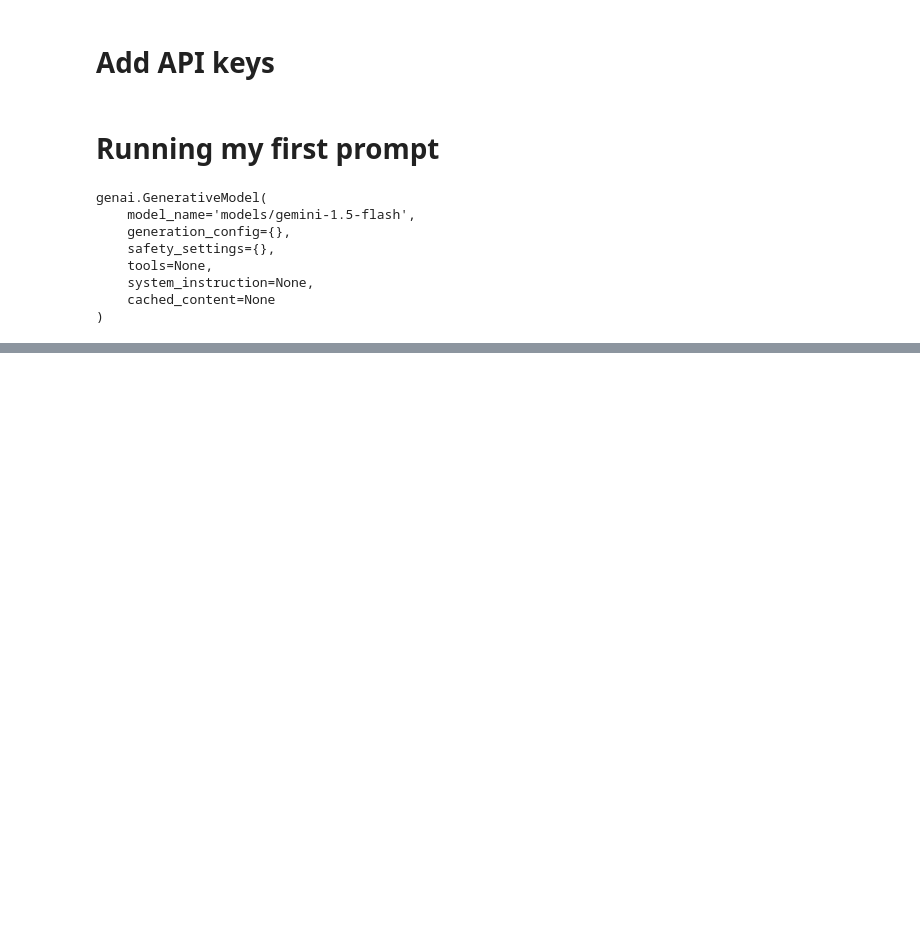
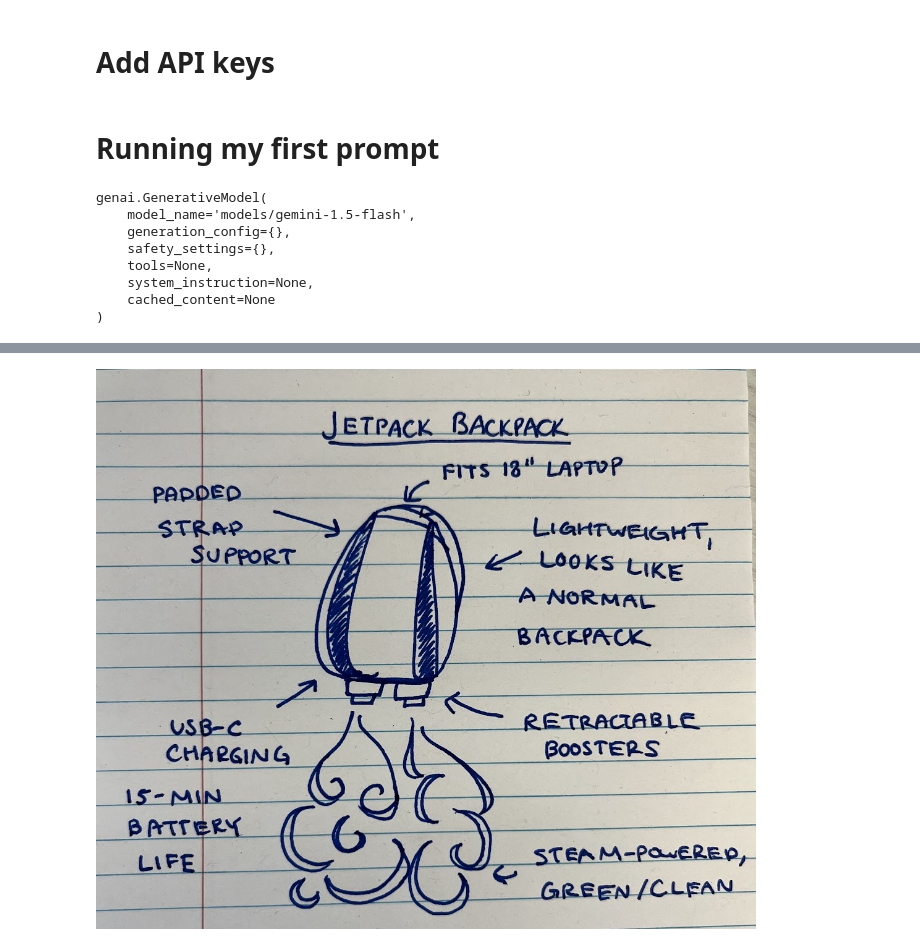
Before and after one commit to mfarzamalam/learning_agentic_ai, a Jupyter notebook: prompting.ipynb, the cells around one changed output, grey strips where cells are left out. Drawn from its saved outputs; the diff is of its cells as text; code cells hidden in the pictures; blank space fills up the shorter version.

```diff
--- a/prompting.ipynb
+++ b/prompting.ipynb
@@ -33,0 +62,6 @@ print(response.text)
+# %%
+img = PIL.Image.open('image.jpg')
+# %%
+img
+# %% [output]
+[figure, added]
```
Also changed, not shown: parts of 8 cells of this notebook.
